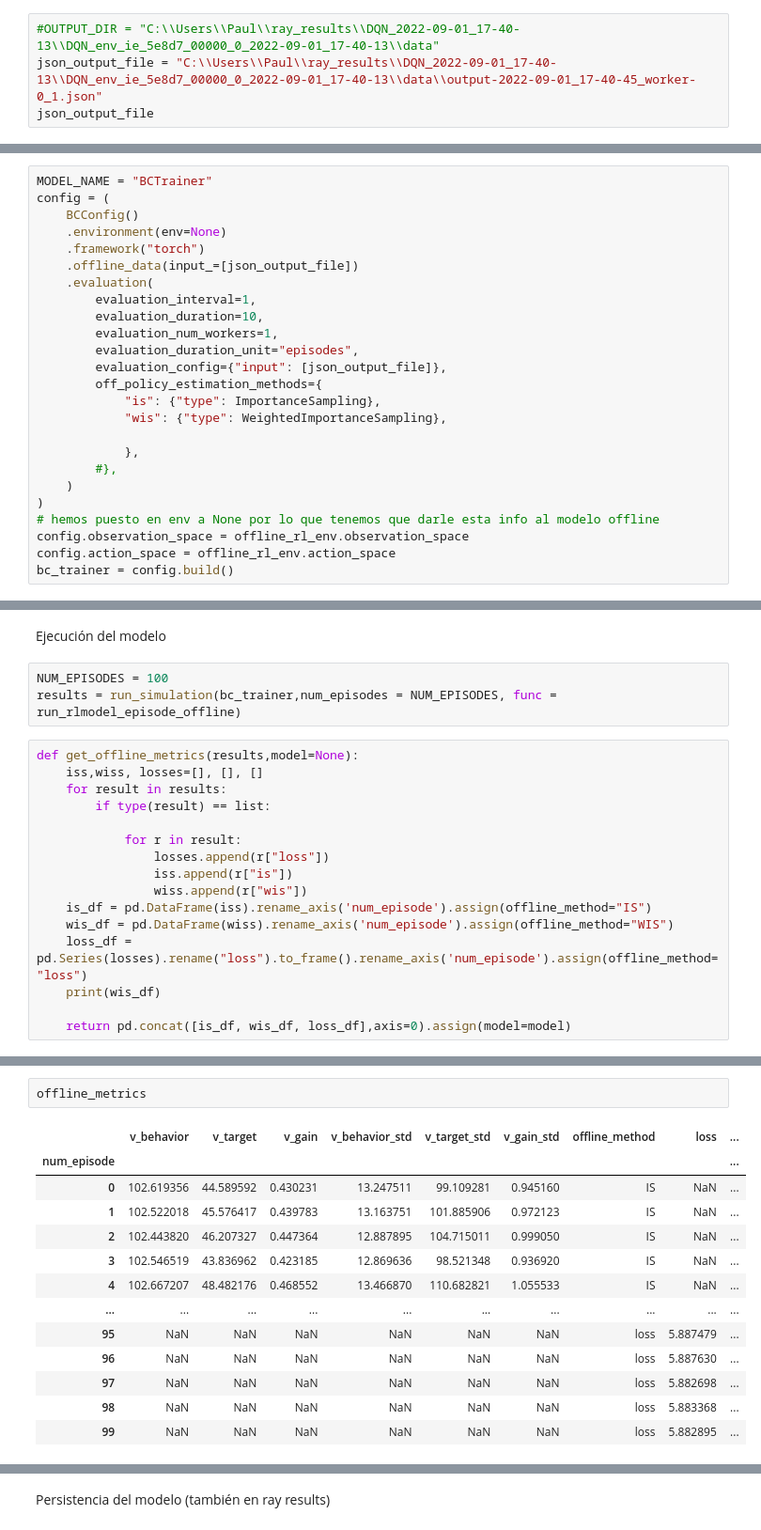
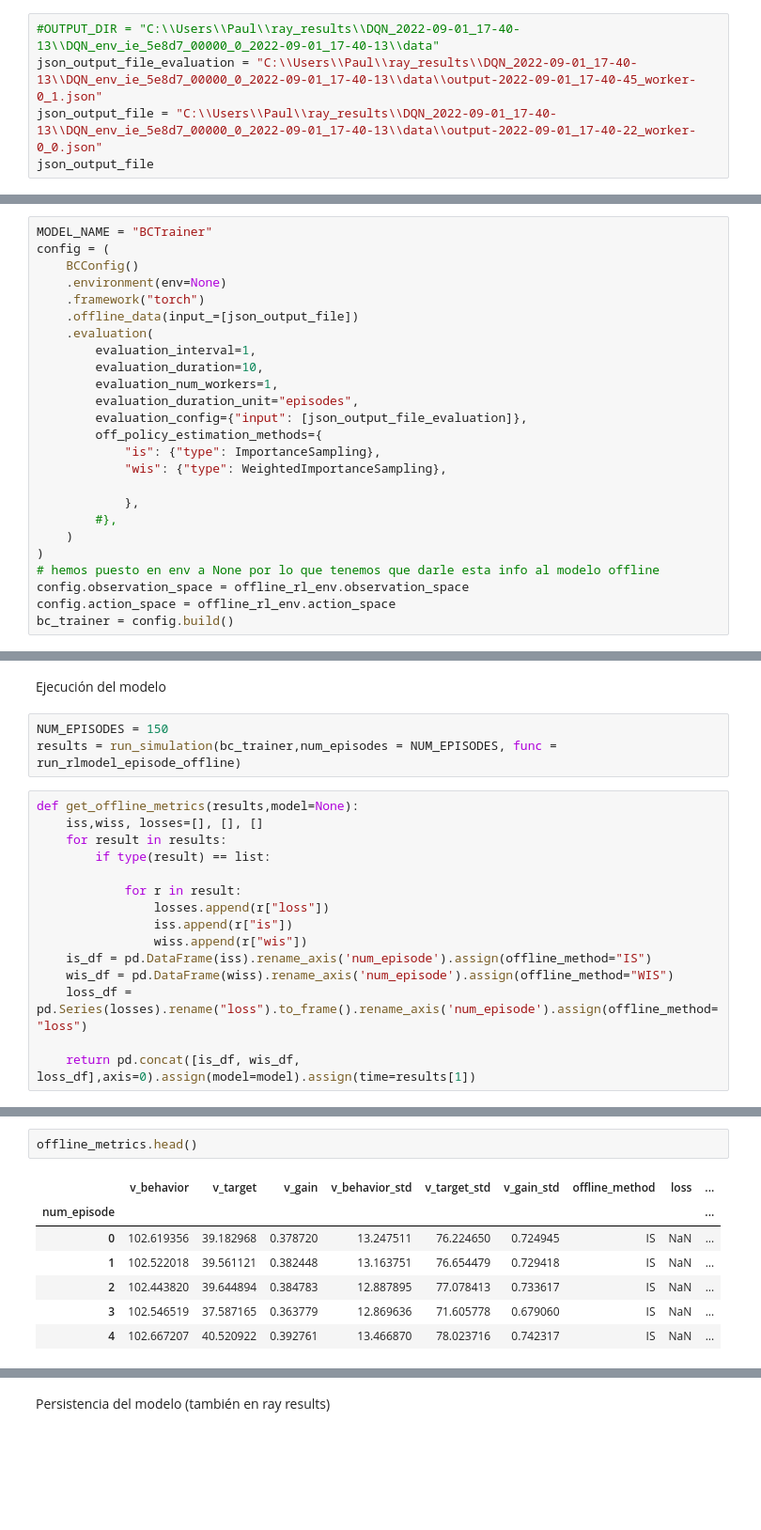
Before and after one commit to pvbl/rlrecsys, a Jupyter notebook: notebooks/03_tfm_rlrecsys-models_offline.ipynb, the cells around one changed output, grey strips where cells are left out. Shown: that part at 94% size. Cells and saved outputs as stored; diff of their text form; blank space fills up the shorter version.

```diff
--- a/notebooks/03_tfm_rlrecsys-models_offline.ipynb
+++ b/notebooks/03_tfm_rlrecsys-models_offline.ipynb
@@ -80,5 +82,6 @@ Cargamos el fichero de long Interest Rate para utilizarlo posteriormente con los
 # %%
 #OUTPUT_DIR = "C:\\Users\\Paul\\ray_results\\DQN_2022-09-01_17-40-13\\DQN_env_ie_5e8d7_00000_0_2022-09-01_17-40-13\\data"
-json_output_file = "C:\\Users\\Paul\\ray_results\\DQN_2022-09-01_17-40-13\\DQN_env_ie_5e8d7_00000_0_2022-09-01_17-40-13\\data\\output-2022-09-01_17-40-45_worker-0_1.json"
+json_output_file_evaluation = "C:\\Users\\Paul\\ray_results\\DQN_2022-09-01_17-40-13\\DQN_env_ie_5e8d7_00000_0_2022-09-01_17-40-13\\data\\output-2022-09-01_17-40-45_worker-0_1.json"
+json_output_file = "C:\\Users\\Paul\\ray_results\\DQN_2022-09-01_17-40-13\\DQN_env_ie_5e8d7_00000_0_2022-09-01_17-40-13\\data\\output-2022-09-01_17-40-22_worker-0_0.json"
 json_output_file
 # %% [output]
@@ -224,7 +290,7 @@ config = (
         evaluation_duration=10,
         evaluation_num_workers=1,
         evaluation_duration_unit="episodes",
-        evaluation_config={"input": [json_output_file]},
+        evaluation_config={"input": [json_output_file_evaluation]},
         off_policy_estimation_methods={
             "is": {"type": ImportanceSampling},
             "wis": {"type": WeightedImportanceSampling},
@@ -301,7 +367,7 @@ ope_results
 # %% [markdown]
 Ejecución del modelo
 # %%
-NUM_EPISODES = 100
+NUM_EPISODES = 150
 results = run_simulation(bc_trainer,num_episodes = NUM_EPISODES, func = run_rlmodel_episode_offline)
 # %%
 def get_offline_metrics(results,model=None):
@@ -316,8 +382,7 @@ def get_offline_metrics(results,model=None):
     is_df = pd.DataFrame(iss).rename_axis('num_episode').assign(offline_method="IS")
     wis_df = pd.DataFrame(wiss).rename_axis('num_episode').assign(offline_method="WIS")
     loss_df = pd.Series(losses).rename("loss").to_frame().rename_axis('num_episode').assign(offline_method="loss")
-    print(wis_df)
 
-    return pd.concat([is_df, wis_df, loss_df],axis=0).assign(model=model)
+    return pd.concat([is_df, wis_df, loss_df],axis=0).assign(model=model).assign(time=results[1])
 # %%
 offline_metrics = get_offline_metrics(results,model = MODEL_NAME)
@@ -342,16 +389,10 @@ num_episode
 # %%
-offline_metrics
+offline_metrics.head()
 # %% [output]
 |  | v_behavior | v_target | v_gain | v_behavior_std | v_target_std | v_gain_std | offline_method | loss | ... |
 | num_episode |  |  |  |  |  |  |  |  | ... |
-| 0 | 102.619356 | 44.589592 | 0.430231 | 13.247511 | 99.109281 | 0.945160 | IS | NaN | ... |
-| 1 | 102.522018 | 45.576417 | 0.439783 | 13.163751 | 101.885906 | 0.972123 | IS | NaN | ... |
-| 2 | 102.443820 | 46.207327 | 0.447364 | 12.887895 | 104.715011 | 0.999050 | IS | NaN | ... |
-| 3 | 102.546519 | 43.836962 | 0.423185 | 12.869636 | 98.521348 | 0.936920 | IS | NaN | ... |
-| 4 | 102.667207 | 48.482176 | 0.468552 | 13.466870 | 110.682821 | 1.055533 | IS | NaN | ... |
-| ... | ... | ... | ... | ... | ... | ... | ... | ... | ... |
-| 95 | NaN | NaN | NaN | NaN | NaN | NaN | loss | 5.887479 | ... |
-| 96 | NaN | NaN | NaN | NaN | NaN | NaN | loss | 5.887630 | ... |
-| 97 | NaN | NaN | NaN | NaN | NaN | NaN | loss | 5.882698 | ... |
-| 98 | NaN | NaN | NaN | NaN | NaN | NaN | loss | 5.883368 | ... |
-| 99 | NaN | NaN | NaN | NaN | NaN | NaN | loss | 5.882895 | ... |
+| 0 | 102.619356 | 39.182968 | 0.378720 | 13.247511 | 76.224650 | 0.724945 | IS | NaN | ... |
+| 1 | 102.522018 | 39.561121 | 0.382448 | 13.163751 | 76.654479 | 0.729418 | IS | NaN | ... |
+| 2 | 102.443820 | 39.644894 | 0.384783 | 12.887895 | 77.078413 | 0.733617 | IS | NaN | ... |
+| 3 | 102.546519 | 37.587165 | 0.363779 | 12.869636 | 71.605778 | 0.679060 | IS | NaN | ... |
+| 4 | 102.667207 | 40.520922 | 0.392761 | 13.466870 | 78.023716 | 0.742317 | IS | NaN | ... |
```
Also changed, not shown: parts of 46 cells of this notebook, 14 other files.
